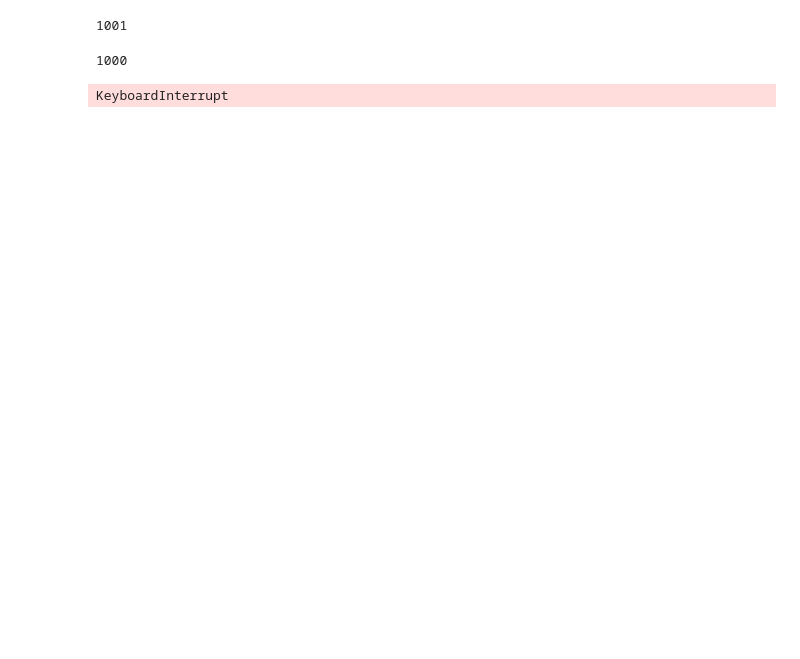
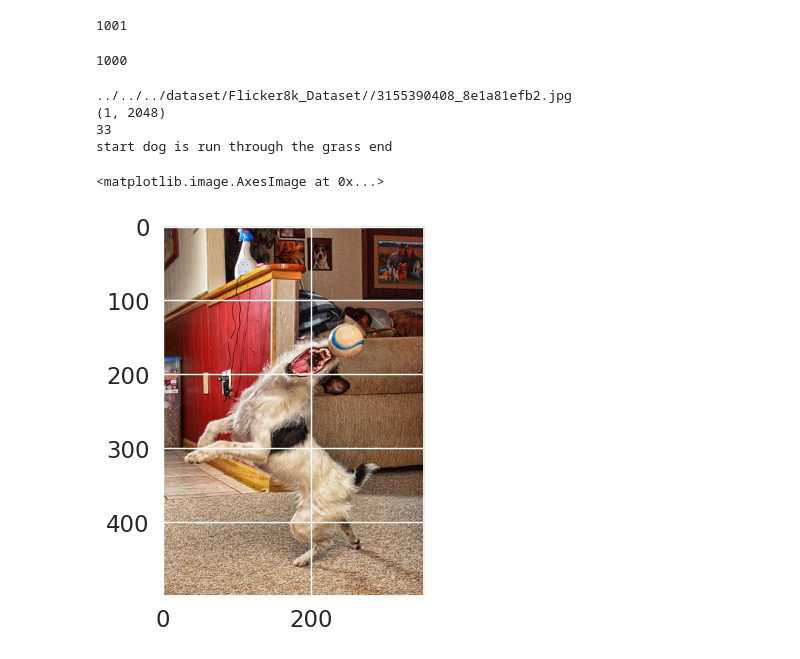
Before and after one commit to basavbamrah/image-caption-generator, a Jupyter notebook: imageCaptionGenerator/imageCaptionModel/train.ipynb, the cells around one changed output. Saved outputs shown, nothing was run; the diff lists cells and outputs as text; code cells hidden in the pictures; blank space fills up the shorter version.

```diff
--- a/imageCaptionGenerator/imageCaptionModel/train.ipynb
+++ b/imageCaptionGenerator/imageCaptionModel/train.ipynb
@@ -249,7 +282,7 @@ len(features)
 # %% [markdown]
 ### Prepare Train and Test Data
 # %%
-with open('../dataset/flickr8k_text/Flickr_8k.trainImages.txt', 'r') as fl:
+with open('../../../dataset/flickr8k_text/Flickr_8k.trainImages.txt', 'r') as fl:
     text = fl.read()
 
 train_img_name = text.split('\n')
@@ -489,5 +523,5 @@ WARNING:tensorflow:Layer lstm will not use cuDNN kernels since it doesn't meet t
 # %%
-with open('../dataset/flickr8k_text/Flickr_8k.testImages.txt', 'r') as fl:
+with open('../../../dataset/flickr8k_text/Flickr_8k.testImages.txt', 'r') as fl:
     text = fl.read()
 test_img_name = text.split('\n')
 len(test_img_name)
@@ -501,16 +535,21 @@ len(test_img_name)
 # %%
 import random
 # %%
-path_test='../dataset/Flicker8k_Dataset/'
+path_test='../../../dataset/Flicker8k_Dataset/'
 
 random_test_img_path=path_test+'/'+random.choice(test_img_name)
-# print(random_test_img_path)
+print(random_test_img_path)
 test_feature=test_extract_feature(random_test_img_path,xception)
 
 print(test_feature.shape)
 image=Image.open(random_test_img_path)
 caption=test_generate_caption(model_lstm,tokenizer,test_feature,max_len)
 print(caption)
 plt.imshow(image)
 # %% [output]
-KeyboardInterrupt
+../../../dataset/Flicker8k_Dataset//3155390408_8e1a81efb2.jpg
+(1, 2048)
+33
+start dog is run through the grass end
+<matplotlib.image.AxesImage at 0x...>
+[figure, added]
```
Also changed, not shown: parts of 20 cells of this notebook, 2 other files.
